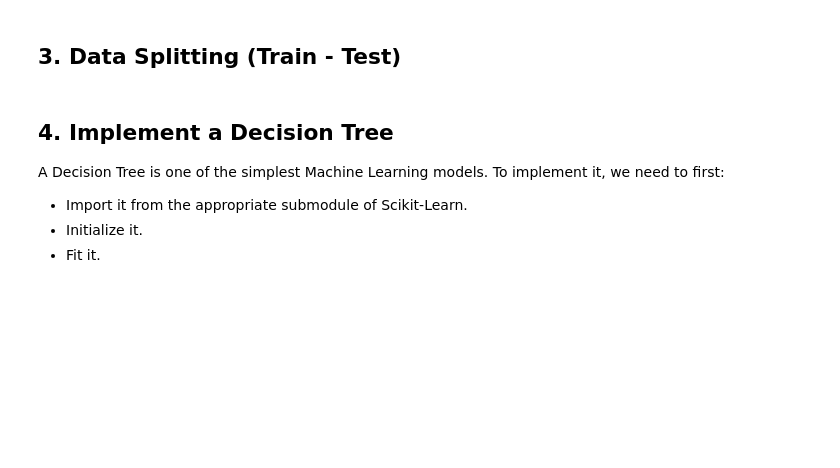
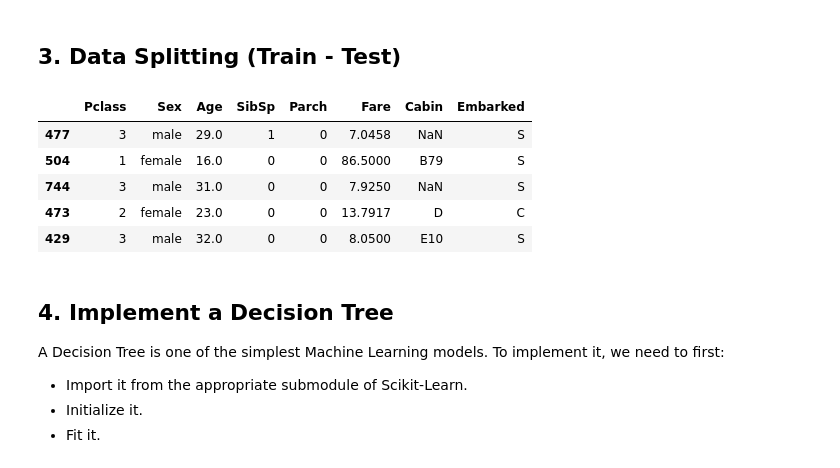
Before and after one commit to Sadia-Khan-Rupa/Chapter_7-Supervised_ML, a Jupyter notebook: 7_1_02_classification__decision_trees.ipynb, the cells around one changed output. Cells and saved outputs as stored; diff of their text form; code cells hidden in the pictures; blank space fills up the shorter version.

```diff
--- a/7_1_02_classification__decision_trees.ipynb
+++ b/7_1_02_classification__decision_trees.ipynb
@@ -40,6 +40,15 @@ y = X.pop("Survived")
 from sklearn.model_selection import train_test_split
 
 X_train, X_test, y_train, y_test = train_test_split(X, y, test_size=0.2, random_state=31416)
+# %%
+X_train.head()
+# %% [output]
+|  | Pclass | Sex | Age | SibSp | Parch | Fare | Cabin | Embarked |
+| 477 | 3 | male | 29.0 | 1 | 0 | 7.0458 | NaN | S |
+| 504 | 1 | female | 16.0 | 0 | 0 | 86.5000 | B79 | S |
+| 744 | 3 | male | 31.0 | 0 | 0 | 7.9250 | NaN | S |
+| 473 | 2 | female | 23.0 | 0 | 0 | 13.7917 | D | C |
+| 429 | 3 | male | 32.0 | 0 | 0 | 8.0500 | E10 | S |
 # %% [markdown]
 ## 4. Implement a Decision Tree
 
```
Also changed, not shown: parts of 8 cells of this notebook.
